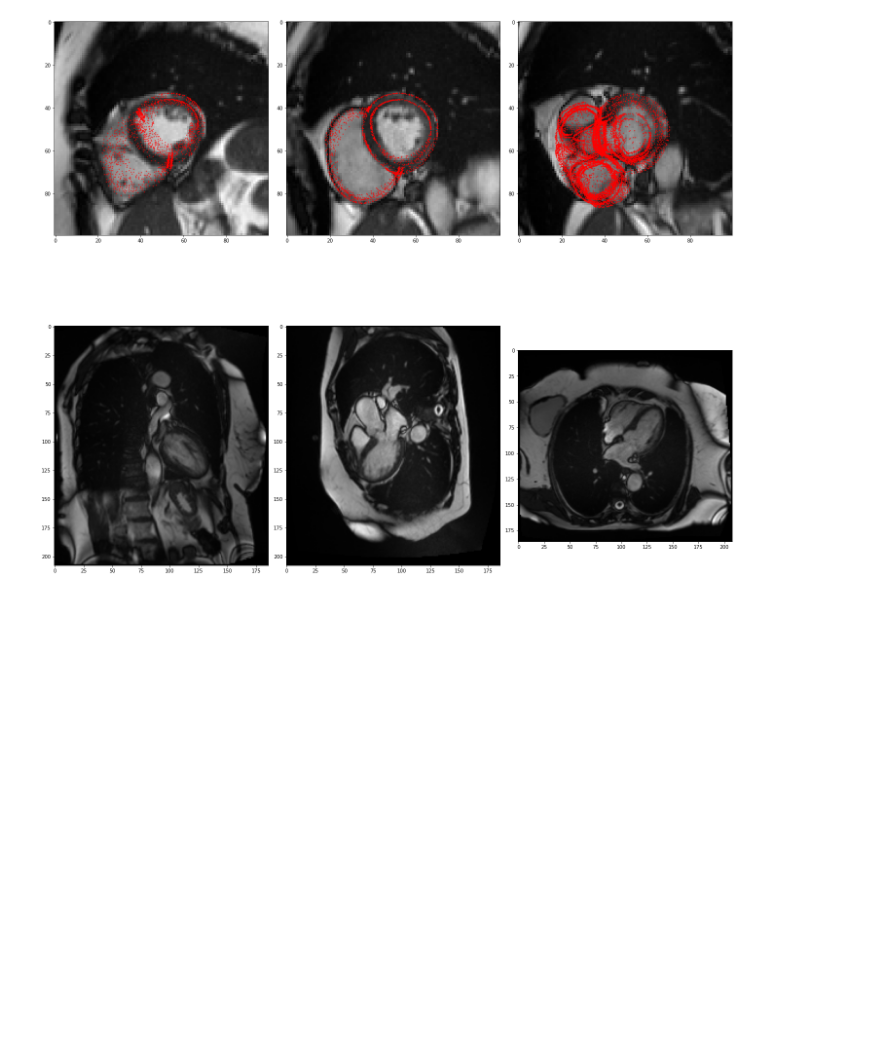
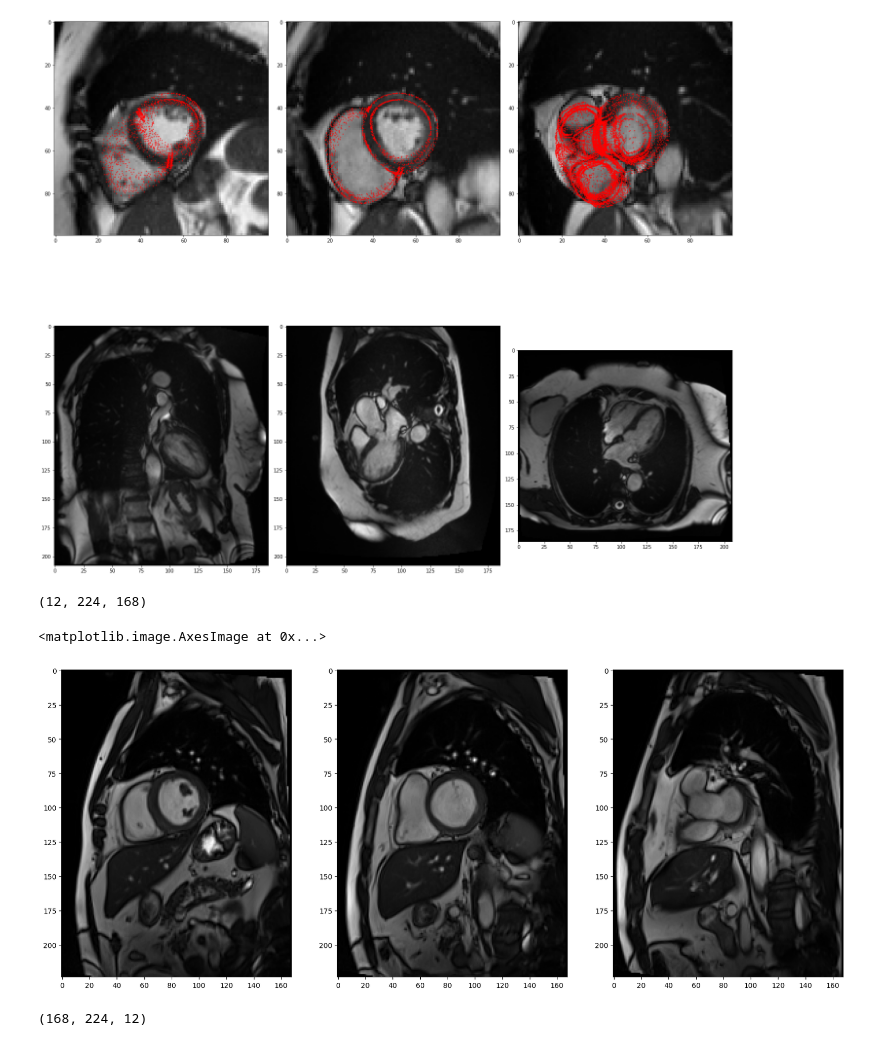
Before and after one commit to ngaggion/HybridVNet, a Jupyter notebook: Reader.ipynb, the cells around one changed output. Drawn from its saved outputs; the diff is of its cells as text; code cells hidden in the pictures; blank space fills up the shorter version.

```diff
--- a/Reader.ipynb
+++ b/Reader.ipynb
@@ -101,3 +103,40 @@ plt.imshow(sample["Lax4CH_Array"][0, :, :].cpu().numpy(), cmap="gray")
 plt.tight_layout()
 # %% [output]
 [figure]
+# %%
+import SimpleITK as sitk
+import os
+import numpy as np
+import cv2
+import torch
+
+subject = "1-001-001"
+time = "1-001-001_frame0_0000.nii.gz"
+
+SAX_PATH = os.path.join("/media/ngaggion/DATA/HybridGNet3D/Abdul/dataset_abdul_test/images", "SAX", subject, time)
+
+SaxImage = sitk.ReadImage(SAX_PATH)
+SaxImage_array = sitk.GetArrayFromImage(SaxImage)
+SaxImage_array = (SaxImage_array - np.min(SaxImage_array)) / (np.max(SaxImage_array) - np.min(SaxImage_array))
+SaxImage_array = SaxImage_array[::-1, :, :]
+print(SaxImage_array.shape)
+
+import matplotlib.pyplot as plt
+plt.figure(figsize=(20, 20))
+
+plt.subplot(2, 3, 1)
+plt.imshow(SaxImage_array[7, :, :], cmap="gray")
+
+plt.subplot(2, 3, 2)
+plt.imshow(SaxImage_array[9, :, :], cmap="gray")
+
+plt.subplot(2, 3, 3)
+plt.imshow(SaxImage_array[11, :, :], cmap="gray")
+# %% [output]
+(12, 224, 168)
+<matplotlib.image.AxesImage at 0x...>
+[figure, added]
+# %%
+SaxImage.GetSize()
+# %% [output]
+(168, 224, 12)
```
Also changed, not shown: parts of 1 cell of this notebook, 5 other files.
